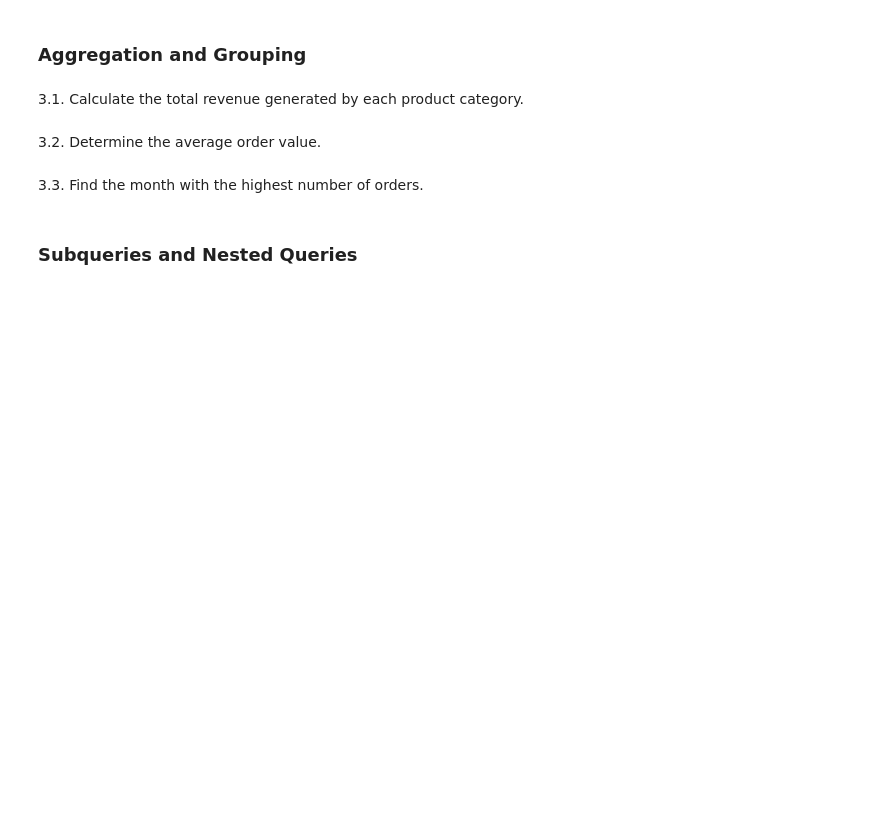
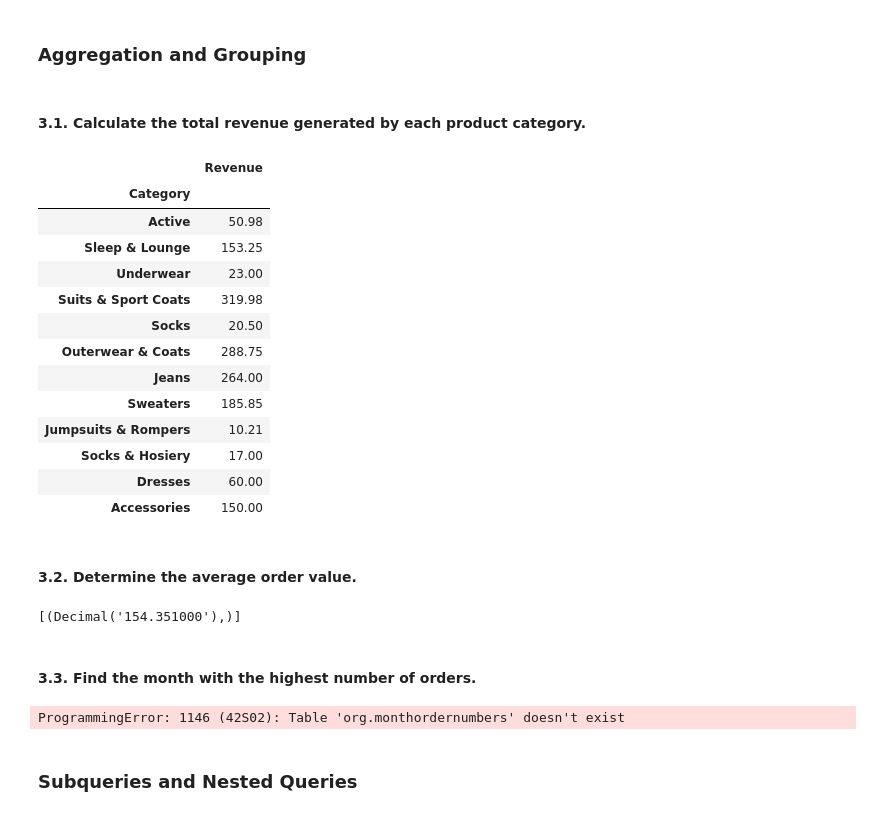
Before and after one commit to Bayan2019/internship_1206, a Jupyter notebook: assignment_01.ipynb, the cells around one changed output. Saved outputs shown, nothing was run; the diff lists cells and outputs as text; code cells hidden in the pictures; blank space fills up the shorter version.

Commit message:
Aggregation and Grouping

```diff
--- a/assignment_01.ipynb
+++ b/assignment_01.ipynb
@@ -432,11 +432,56 @@ df.set_index("CustomerID")
 # %% [markdown]
 ### Aggregation and Grouping
 # %% [markdown]
-3.1. Calculate the total revenue generated by each product category.
+#### 3.1. Calculate the total revenue generated by each product category.
+# %%
+cursor.execute(""" SELECT Category, SUM(PricePerUnit) AS Revenue
+FROM (SELECT Products.*, OrderDetails.PricePerUnit FROM Products
+INNER JOIN OrderDetails
+ON Products.ProductID=OrderDetails.ProductID) AS ProductsOrderDetails
+GROUP BY Category
+""")
+data = cursor.fetchall()
+df = pd.DataFrame(data=data, columns=["Category", "Revenue"])
+df.set_index("Category")
+# %% [output]
+|  | Revenue |
+| Category |  |
+| Active | 50.98 |
+| Sleep & Lounge | 153.25 |
+| Underwear | 23.00 |
+| Suits & Sport Coats | 319.98 |
+| Socks | 20.50 |
+| Outerwear & Coats | 288.75 |
+| Jeans | 264.00 |
+| Sweaters | 185.85 |
+| Jumpsuits & Rompers | 10.21 |
+| Socks & Hosiery | 17.00 |
+| Dresses | 60.00 |
+| Accessories | 150.00 |
 # %% [markdown]
-3.2. Determine the average order value.
+#### 3.2. Determine the average order value.
+# %%
+cursor.execute("SELECT AVG(TotalAmount) FROM Orders")
+data = cursor.fetchall()
+print(data)
+# %% [output]
+[(Decimal('154.351000'),)]
 # %% [markdown]
-3.3. Find the month with the highest number of orders.
+#### 3.3. Find the month with the highest number of orders.
+# %%
+cursor.execute("""
+SELECT month FROM
+(SELECT month, COUNT(OrderID) AS number FROM
+        (SELECT MONTH(OrderDate) AS month, OrderID FROM Orders) AS monthOrders
+    GROUP BY month) AS monthOrderNumbers
+WHERE number=(SELECT MAX(number) FROM
+               (SELECT MONTH(OrderDate) AS month, OrderID FROM Orders) AS monthOrders
+    GROUP BY month) AS monthOrderNumbers);
+""")
+data = cursor.fetchall()
+print(data)
+# %% [output]
+ProgrammingError: 1146 (42S02): Table 'org.monthordernumbers' doesn't exist
 # %% [markdown]
 ### Subqueries and Nested Queries
 # %% [markdown]
```
Also changed, not shown: parts of 10 cells of this notebook.
